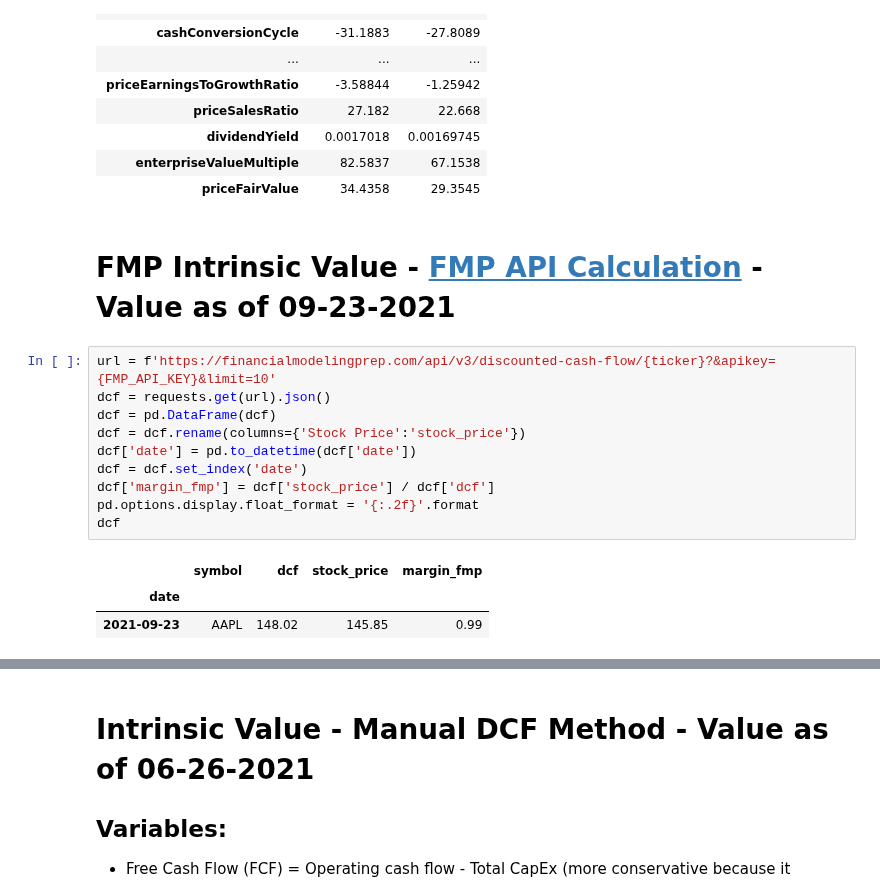
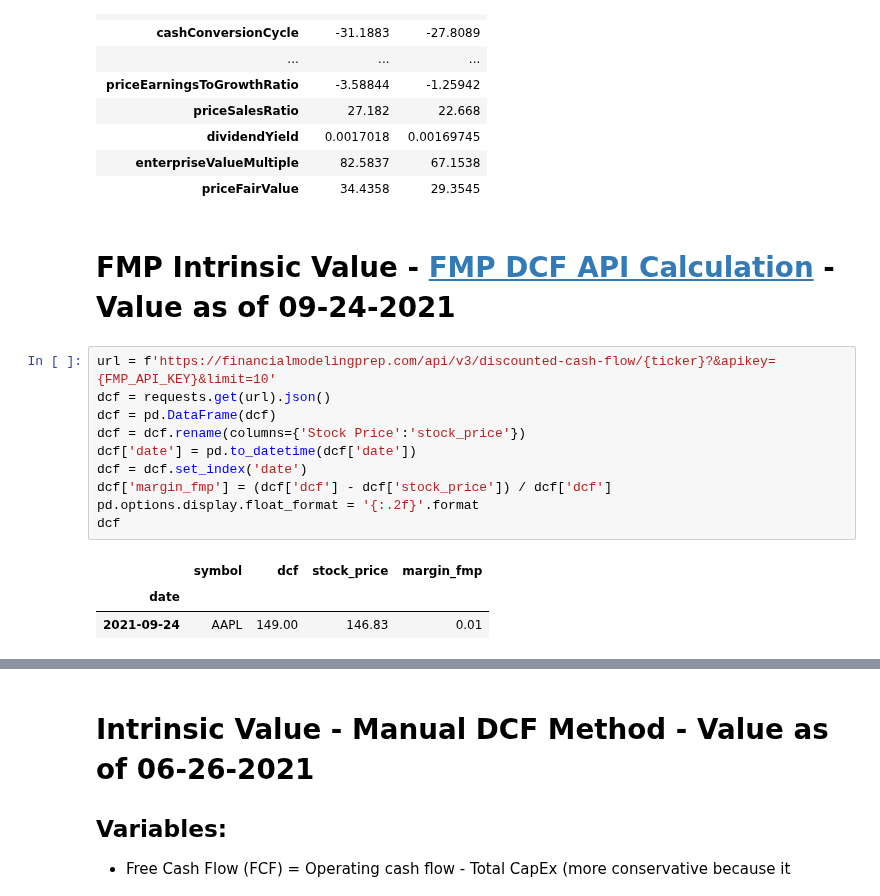
Before and after one commit to dbogatic/value_investing, a Jupyter notebook: intrinsic_value.ipynb, the cells around one changed output, grey strips where cells are left out. Saved outputs shown, nothing was run; the diff lists cells and outputs as text.

Commit message:
edit margin of safety calc

```diff
--- a/intrinsic_value.ipynb
+++ b/intrinsic_value.ipynb
@@ -331,19 +331,19 @@ quarterly_ratios.T
 | enterpriseValueMultiple | 82.5837 | 67.1538 |
 | priceFairValue | 34.4358 | 29.3545 |
 # %% [markdown]
-# FMP Intrinsic Value - [FMP API Calculation](https://financialmodelingprep.com/developer/docs/dcf-formula) - Value as of 09-23-2021
+# FMP Intrinsic Value - [FMP DCF API Calculation](https://financialmodelingprep.com/developer/docs/dcf-formula) - Value as of 09-24-2021
 # %%
 url = f'https://financialmodelingprep.com/api/v3/discounted-cash-flow/{ticker}?&apikey={FMP_API_KEY}&limit=10'
 dcf = requests.get(url).json()
 dcf = pd.DataFrame(dcf)
 dcf = dcf.rename(columns={'Stock Price':'stock_price'})
 dcf['date'] = pd.to_datetime(dcf['date'])
 dcf = dcf.set_index('date')
-dcf['margin_fmp'] = dcf['stock_price'] / dcf['dcf']
+dcf['margin_fmp'] = (dcf['dcf'] - dcf['stock_price']) / dcf['dcf']
 pd.options.display.float_format = '{:.2f}'.format
 dcf
 # %% [output]
 |  | symbol | dcf | stock_price | margin_fmp |
 | date |  |  |  |  |
-| 2021-09-23 | AAPL | 148.02 | 145.85 | 0.99 |
+| 2021-09-24 | AAPL | 149.00 | 146.83 | 0.01 |
 # %%
```
Also changed, not shown: parts of 2 cells of this notebook.
